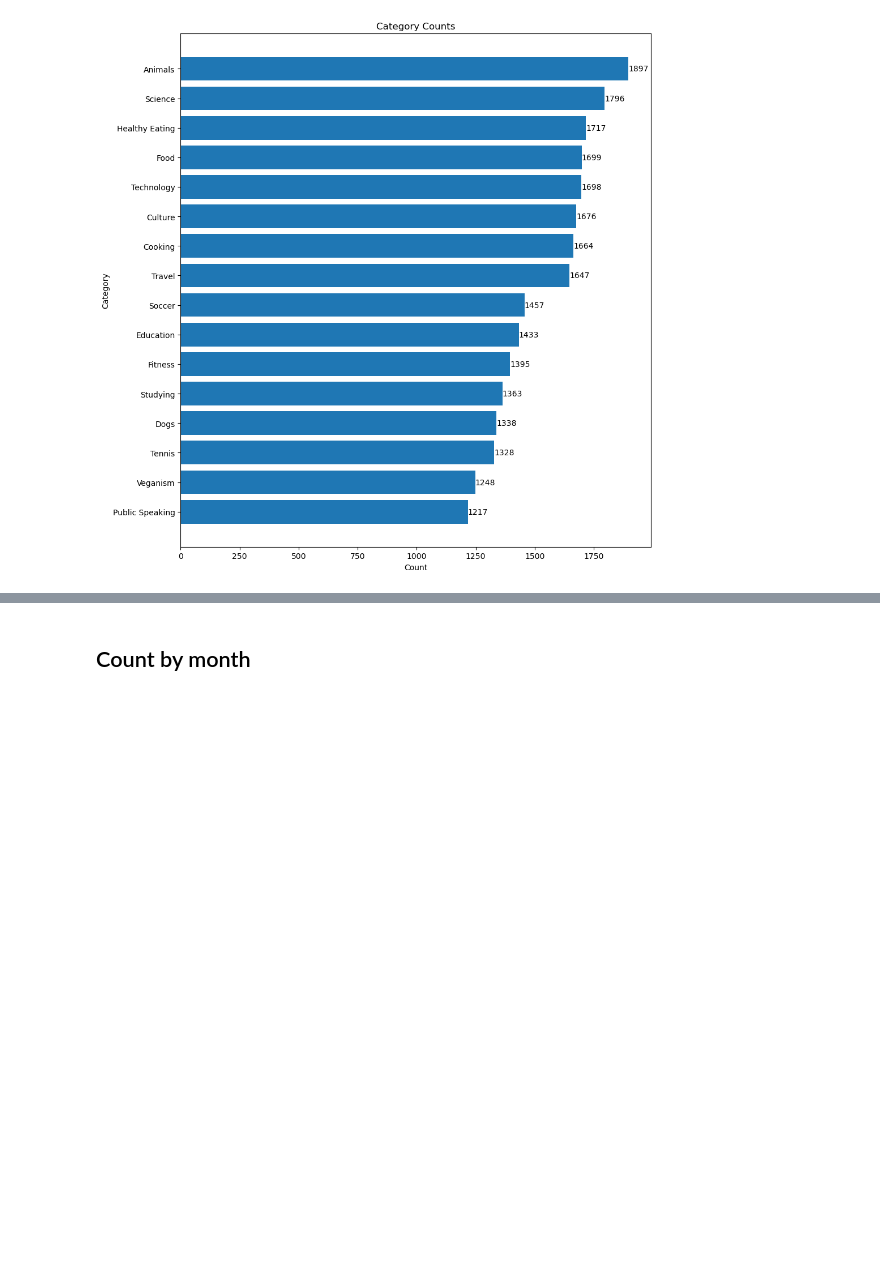
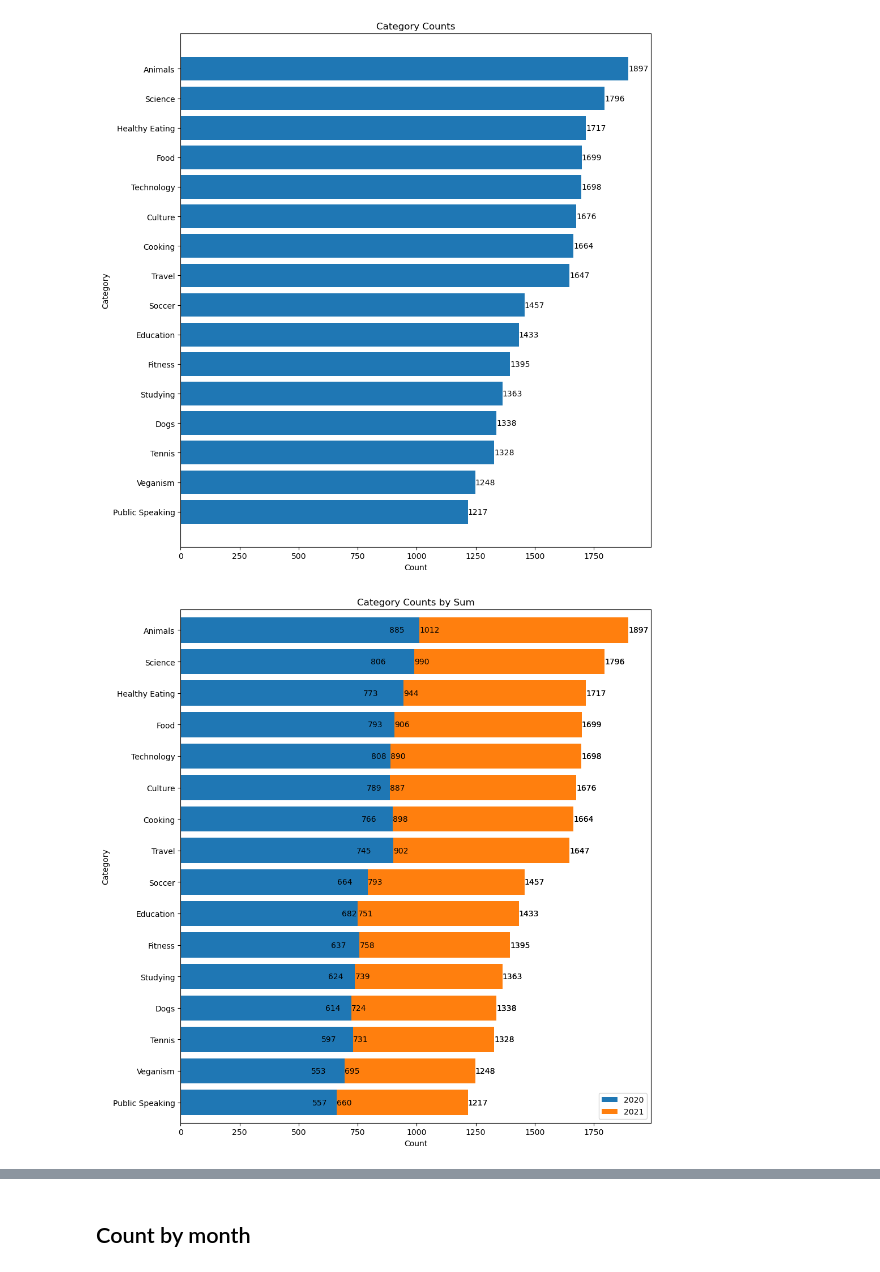
Before and after one commit to DerikVo/social_buzz, a Jupyter notebook: Code/02_visualization.ipynb, the cells around one changed output, grey strips where cells are left out. Drawn from its saved outputs; the diff is of its cells as text; code cells hidden in the pictures; blank space fills up the shorter version.

```diff
--- a/Code/02_visualization.ipynb
+++ b/Code/02_visualization.ipynb
@@ -101,4 +101,8 @@ def stack_bar_chart(Category, df):
 counter('Category', df)
 # %% [output]
 [figure]
+# %%
+stack_bar_chart('Category', df, 'Sum')
+# %% [output]
+[figure, added]
 # %%
```
Also changed, not shown: parts of 7 cells of this notebook, 2 other files.
